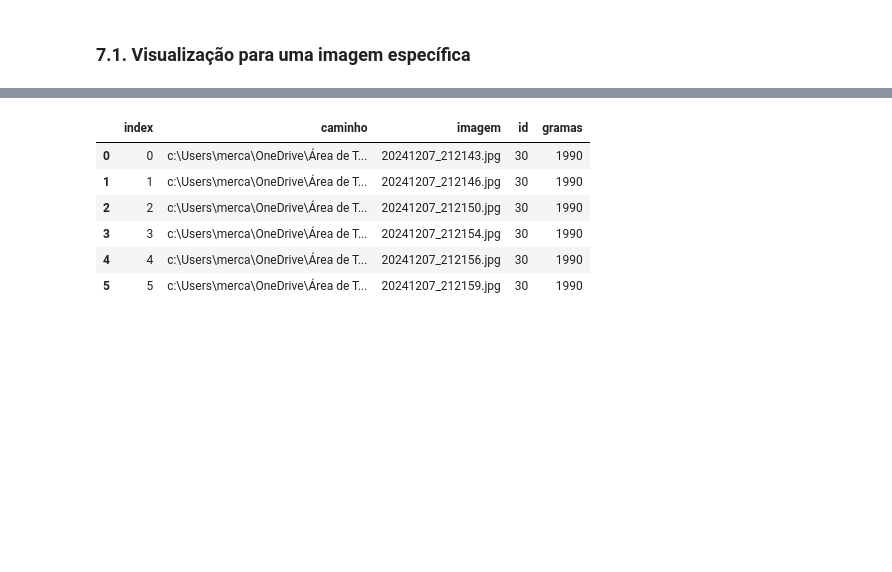
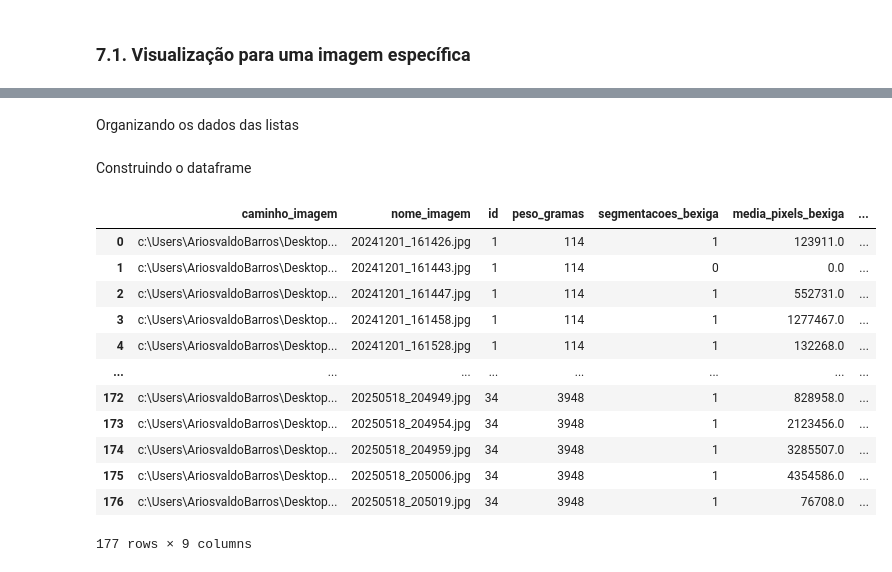
Before and after one commit to AriBarrosFilho/Future_Alaatus_Projeto_Local, a Jupyter notebook: 9 - Testes com os pesos de segmentação - Teste.ipynb, the cells around one changed output, grey strips where cells are left out. Cells and saved outputs as stored; diff of their text form; code cells hidden in the pictures; blank space fills up the shorter version.

```diff
--- a/9 - Testes com os pesos de segmentação - Teste.ipynb
+++ b/9 - Testes com os pesos de segmentação - Teste.ipynb
@@ -826,24 +781,24 @@ for imagem in tqdm(lista_caminho_arquivos):
 # %%
 # Índice da imagem
-indice = 4
+indice = 3
 
 # Define o objeto que será segmentado
 # tipo_modelo: 'balloon', 'phone' ou 'balloon_phone'
-tipo = "balloon"
+tipo = "phone"
 
-# Define se a imagem original (sem segmentações) será apresentada também
-APRESENTAR_IMAGEM_ORIGINAL = True
+# Define se a imagem original (sem segmentações) será apresentada
+APRESENTAR_IMAGEM_ORIGINAL = False
+
+# Define se a imagem gerada (com a segmentação) será apresentada
+APRESENTAR_IMAGEM_SEGMENTADA = False
 
 #===============================================================================
 
 if df_imagens.shape[0] > indice:
 
-  # Seleciona a linha do dataframe referente ao seu índice
-  df_imagem_especifica = df_imagens.iloc[indice]
-
   # Define a imagem com base em seu caminho
-  # img_teste = imread(df_imagem_especifica['caminho'])
-  img_teste = imread("imagem_streamlit.png")
+  img_teste = imread(df_imagens.loc[indice, 'caminho'])
+  # img_teste = imread("imagem.png") # Você pode acrescentar um caminho qualquer de uma imagem, caso não queira usar as do dataframe
 
   if APRESENTAR_IMAGEM_ORIGINAL:
 
@@ -851,7 +806,7 @@ if df_imagens.shape[0] > indice:
     mostrar(img_teste)
 
   # Apresenta a imagem com a segmentação
-  r = segmentar_imagem(model = modelo_classe[tipo][0], img = img_teste, tipo_modelo = modelo_classe[tipo][1])
+  r = segmentar_imagem(model = modelo_classe[tipo][0], img = img_teste, tipo_modelo = modelo_classe[tipo][1], visualizar = APRESENTAR_IMAGEM_SEGMENTADA)
 
 # Avisa ao usuário o índice máximo permitido
 else: print(f"O índice deve ser menor ou igual a {df_imagens.shape[0] - 1}")
@@ -1026,10 +917,2 @@ display(df_result)
-# %%
-df_imagens.reset_index()
-# %% [output]
-|  | index | caminho | imagem | id | gramas |
-| 0 | 0 | c:\Users\merca\OneDrive\Área de T... | 20241207_212143.jpg | 30 | 1990 |
-| 1 | 1 | c:\Users\merca\OneDrive\Área de T... | 20241207_212146.jpg | 30 | 1990 |
-| 2 | 2 | c:\Users\merca\OneDrive\Área de T... | 20241207_212150.jpg | 30 | 1990 |
-| 3 | 3 | c:\Users\merca\OneDrive\Área de T... | 20241207_212154.jpg | 30 | 1990 |
-| 4 | 4 | c:\Users\merca\OneDrive\Área de T... | 20241207_212156.jpg | 30 | 1990 |
-| 5 | 5 | c:\Users\merca\OneDrive\Área de T... | 20241207_212159.jpg | 30 | 1990 |
+# %% [markdown]
+Organizando os dados das listas
@@ -1035,0 +940,42 @@ df_imagens.reset_index()
+# %% [markdown]
+Construindo o dataframe
+# %%
+# Define o nome das colunas
+nome_colunas = ["segmentacoes_bexiga", "media_pixels_bexiga",
+                "segmentacoes_celular", "media_pixels_celular",
+                "caminho_imagem", "nome_imagem", "id", "peso_gramas"]
+
+# Cria o dataframe
+df = pd.DataFrame(data = lista_final, columns = nome_colunas)
+
+# Altera a ordem das colunas
+df = df[['caminho_imagem', 'nome_imagem', 'id', 'peso_gramas', 'segmentacoes_bexiga', 'media_pixels_bexiga', 'segmentacoes_celular', 'media_pixels_celular']]
+
+# Os dois celulares possuem a mesma dimensão
+cm2_do_celular = 102.72
+
+# Cria uma coluna para definir a quantidade de pixels por cm2
+df["cm2_pixel"] = df["media_pixels_celular"] / cm2_do_celular
+
+# Obtém o cm2 do balão
+df["cm2_balao"] = df["media_pixels_bexiga"] / df["cm2_pixel"]
+
+# Remove ac oluna "cm2_pixel", que agora é irrelevante para as análises
+df.drop(columns = "cm2_pixel", inplace = True)
+
+# Apresenta o dataframe
+display(df.round(decimals = 2))
+# %% [output]
+|  | caminho_imagem | nome_imagem | id | peso_gramas | segmentacoes_bexiga | media_pixels_bexiga | ... |
+| 0 | c:\Users\AriosvaldoBarros\Desktop... | 20241201_161426.jpg | 1 | 114 | 1 | 123911.0 | ... |
+| 1 | c:\Users\AriosvaldoBarros\Desktop... | 20241201_161443.jpg | 1 | 114 | 0 | 0.0 | ... |
+| 2 | c:\Users\AriosvaldoBarros\Desktop... | 20241201_161447.jpg | 1 | 114 | 1 | 552731.0 | ... |
+| 3 | c:\Users\AriosvaldoBarros\Desktop... | 20241201_161458.jpg | 1 | 114 | 1 | 1277467.0 | ... |
+| 4 | c:\Users\AriosvaldoBarros\Desktop... | 20241201_161528.jpg | 1 | 114 | 1 | 132268.0 | ... |
+| ... | ... | ... | ... | ... | ... | ... | ... |
+| 172 | c:\Users\AriosvaldoBarros\Desktop... | 20250518_204949.jpg | 34 | 3948 | 1 | 828958.0 | ... |
+| 173 | c:\Users\AriosvaldoBarros\Desktop... | 20250518_204954.jpg | 34 | 3948 | 1 | 2123456.0 | ... |
+| 174 | c:\Users\AriosvaldoBarros\Desktop... | 20250518_204959.jpg | 34 | 3948 | 1 | 3285507.0 | ... |
+| 175 | c:\Users\AriosvaldoBarros\Desktop... | 20250518_205006.jpg | 34 | 3948 | 1 | 4354586.0 | ... |
+| 176 | c:\Users\AriosvaldoBarros\Desktop... | 20250518_205019.jpg | 34 | 3948 | 1 | 76708.0 | ... |
+177 rows × 9 columns
```
Also changed, not shown: parts of 27 cells of this notebook, 12 other files.
